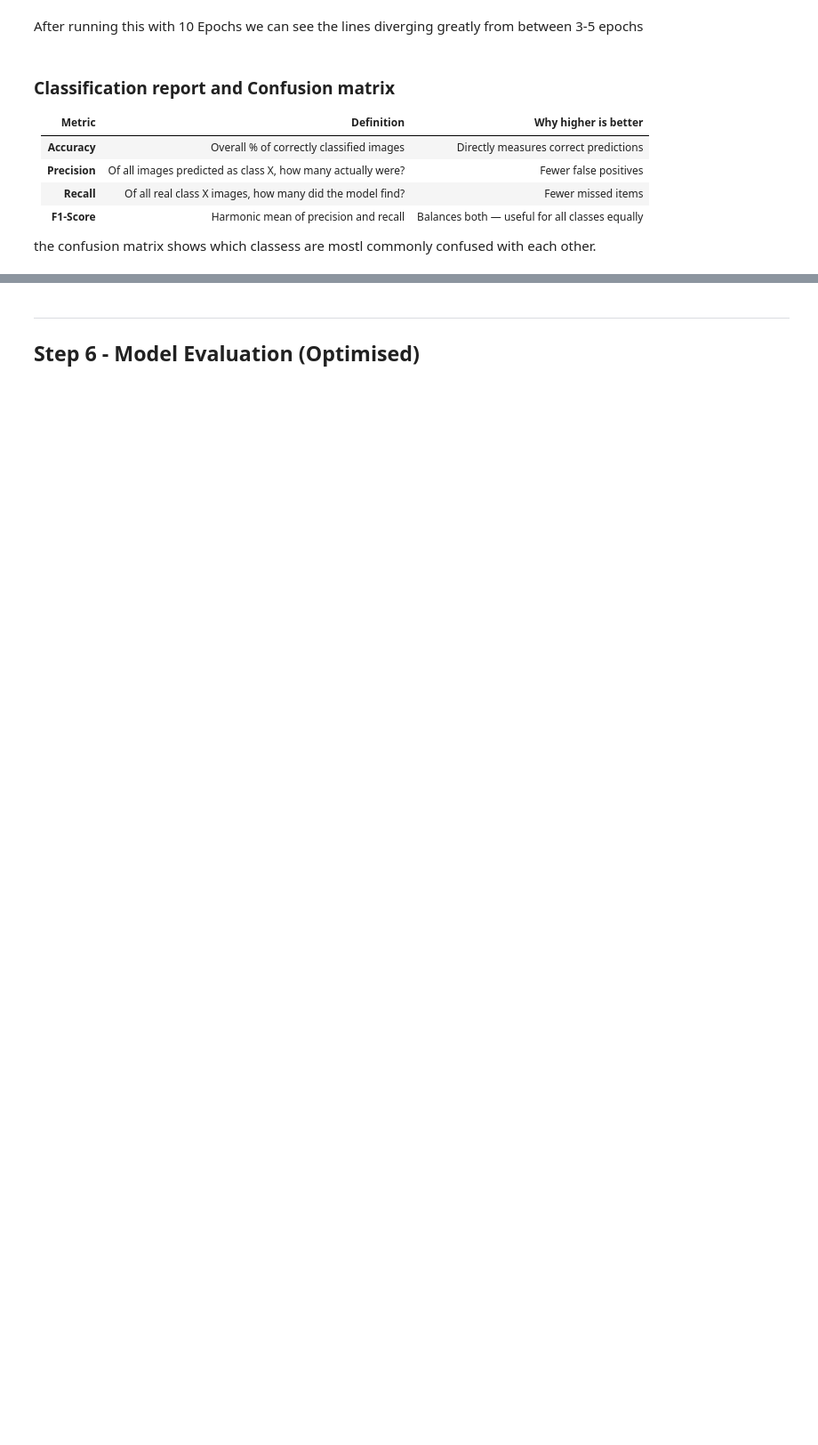
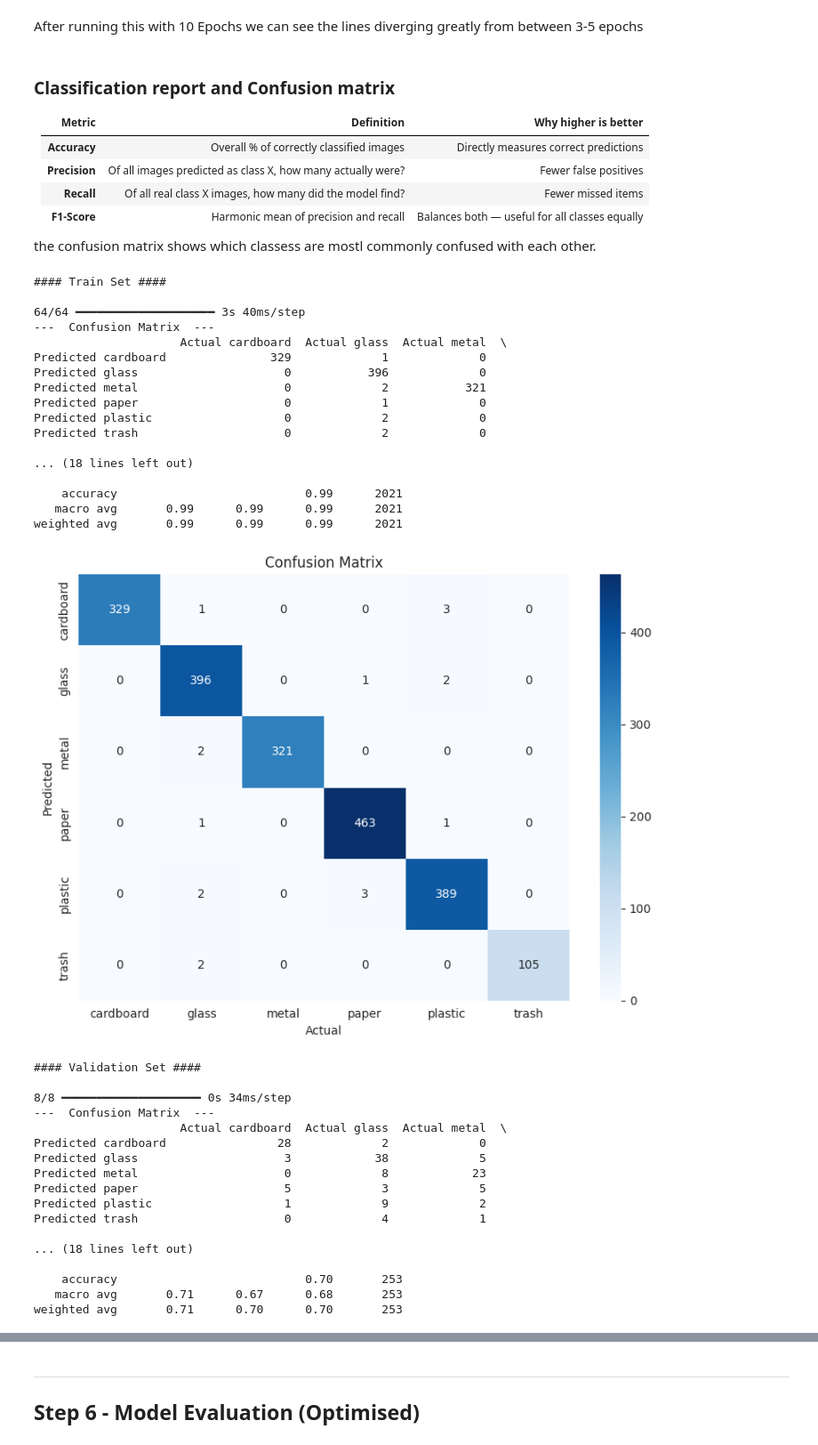
Before and after one commit to ArchieSeamons/ArchieSeamons-CW2-UP2110919-Image_Classification, a Jupyter notebook: CW2.ipynb, the cells around one changed output, grey strips where cells are left out. Shown at 89% size. Saved outputs shown, nothing was run; the diff lists cells and outputs as text; code cells hidden in the pictures; blank space fills up the shorter version.

```diff
--- a/CW2.ipynb
+++ b/CW2.ipynb
@@ -490,16 +633,12 @@ the confusion matrix shows which classess are mostl commonly confused with each
 # %%
 def confusion_matrix_and_report(X, y, pipeline, label_map):
     """
-    Prints confusion matrix and classification report, and plots heatmap.
+    Prints confusion matrix and classification report and plots heatmap.
     """
-    # Predictions (convert from one-hot)
     prediction = pipeline.predict(X)
     prediction = np.argmax(prediction, axis=1)
-
-    # True labels (convert from one-hot)
     y = np.argmax(y, axis=1)
 
-    # Compute confusion matrix
     cm = confusion_matrix(y_true=y, y_pred=prediction)
 
     print('---  Confusion Matrix  ---')
@@ -513,16 +652,9 @@ def confusion_matrix_and_report(X, y, pipeline, label_map):
     print('---  Classification Report  ---')
     print(classification_report(y, prediction, target_names=label_map), '\n')
 
-    # Plot heatmap
     plt.figure(figsize=(8, 6))
-    sns.heatmap(
-        cm,
-        annot=True,
-        fmt='d',
-        cmap='Blues',
-        xticklabels=label_map,
-        yticklabels=label_map
-    )
+    sns.heatmap(cm, annot=True, fmt='d', cmap='Blues',
+                xticklabels=label_map, yticklabels=label_map)
     plt.xlabel('Actual')
     plt.ylabel('Predicted')
     plt.title('Confusion Matrix')
@@ -532,7 +664,7 @@ def confusion_matrix_and_report(X, y, pipeline, label_map):
 # defining the function to plot all of the confusion matrix's for each the train, test, and validation sets.
 def clf_performance(X_train, y_train, X_val, y_val, X_test, y_test, pipeline, label_map):
     """
-    Runs confusion_matrix_and_report on all three sets.
+    Runs confusion_matrix_and_report on train, validation and test sets.
     """
     print('#### Train Set ####\n')
     confusion_matrix_and_report(X_train, y_train, pipeline, label_map)
@@ -543,9 +675,47 @@ def clf_performance(X_train, y_train, X_val, y_val, X_test, y_test, pipeline, la
     print('#### Test Set ####\n')
     confusion_matrix_and_report(X_test, y_test, pipeline, label_map)
 # %%
+baseline_model = load_model('outputs/baseline_model.keras')
+
 clf_performance(X_train, y_train,
-                X_test,y_test,
                 X_val, y_val,
+                X_test, y_test,
                 baseline_model,
-                label_map= class_names
+                label_map=class_names
                 )
+# %% [output]
+#### Train Set ####
+
+64/64 ━━━━━━━━━━━━━━━━━━━━ 3s 40ms/step
+---  Confusion Matrix  ---
+                     Actual cardboard  Actual glass  Actual metal  \
+Predicted cardboard               329             1             0
+Predicted glass                     0           396             0
+Predicted metal                     0             2           321
+Predicted paper                     0             1             0
+Predicted plastic                   0             2             0
+Predicted trash                     0             2             0
+
+... (18 lines left out)
+
+    accuracy                           0.99      2021
+   macro avg       0.99      0.99      0.99      2021
+weighted avg       0.99      0.99      0.99      2021
+[figure, added]
+#### Validation Set ####
+
+8/8 ━━━━━━━━━━━━━━━━━━━━ 0s 34ms/step
+---  Confusion Matrix  ---
+                     Actual cardboard  Actual glass  Actual metal  \
+Predicted cardboard                28             2             0
+Predicted glass                     3            38             5
+Predicted metal                     0             8            23
+Predicted paper                     5             3             5
+Predicted plastic                   1             9             2
+Predicted trash                     0             4             1
+
+... (18 lines left out)
+
+    accuracy                           0.70       253
+   macro avg       0.71      0.67      0.68       253
+weighted avg       0.71      0.70      0.70       253
```
Also changed, not shown: parts of 30 cells of this notebook, 7 other files.
